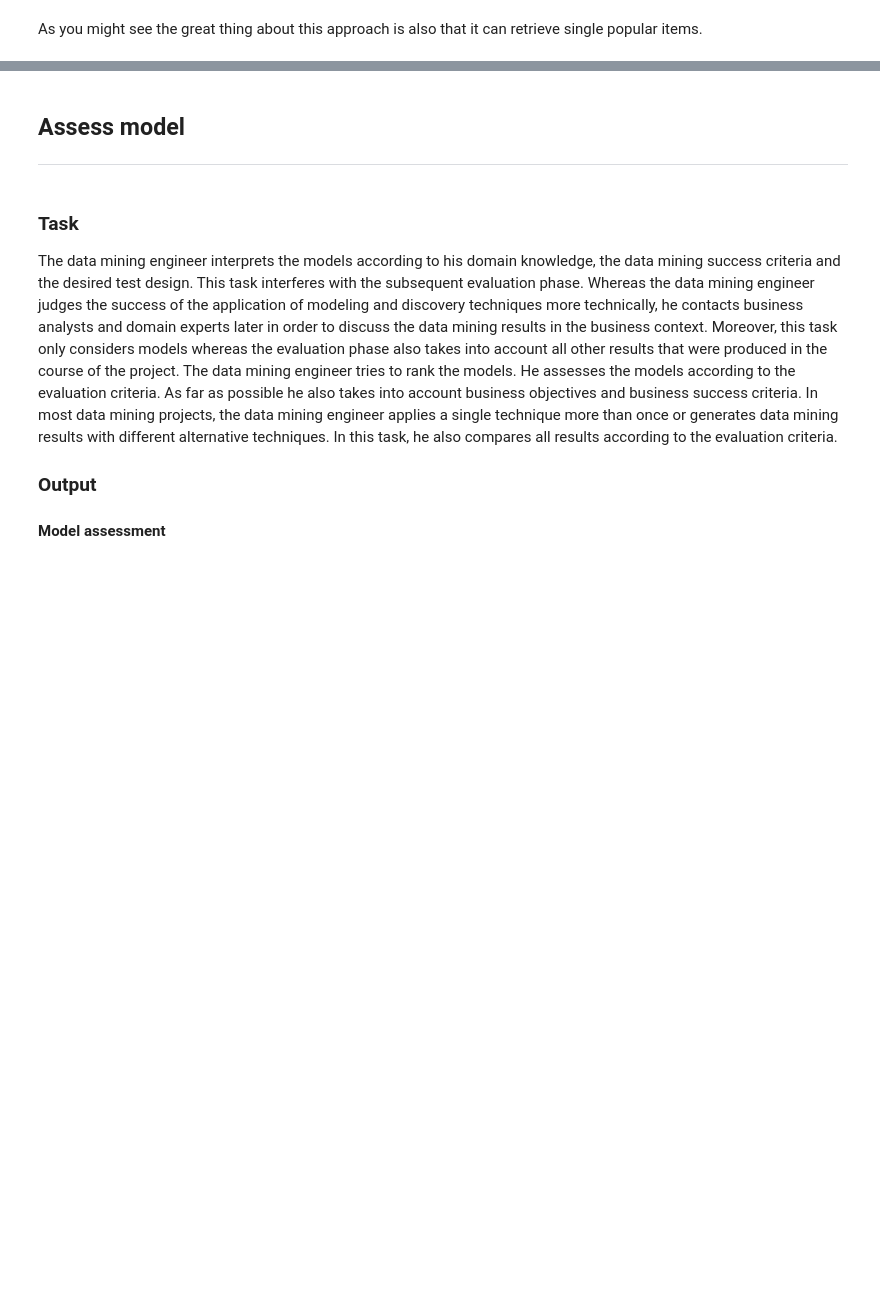
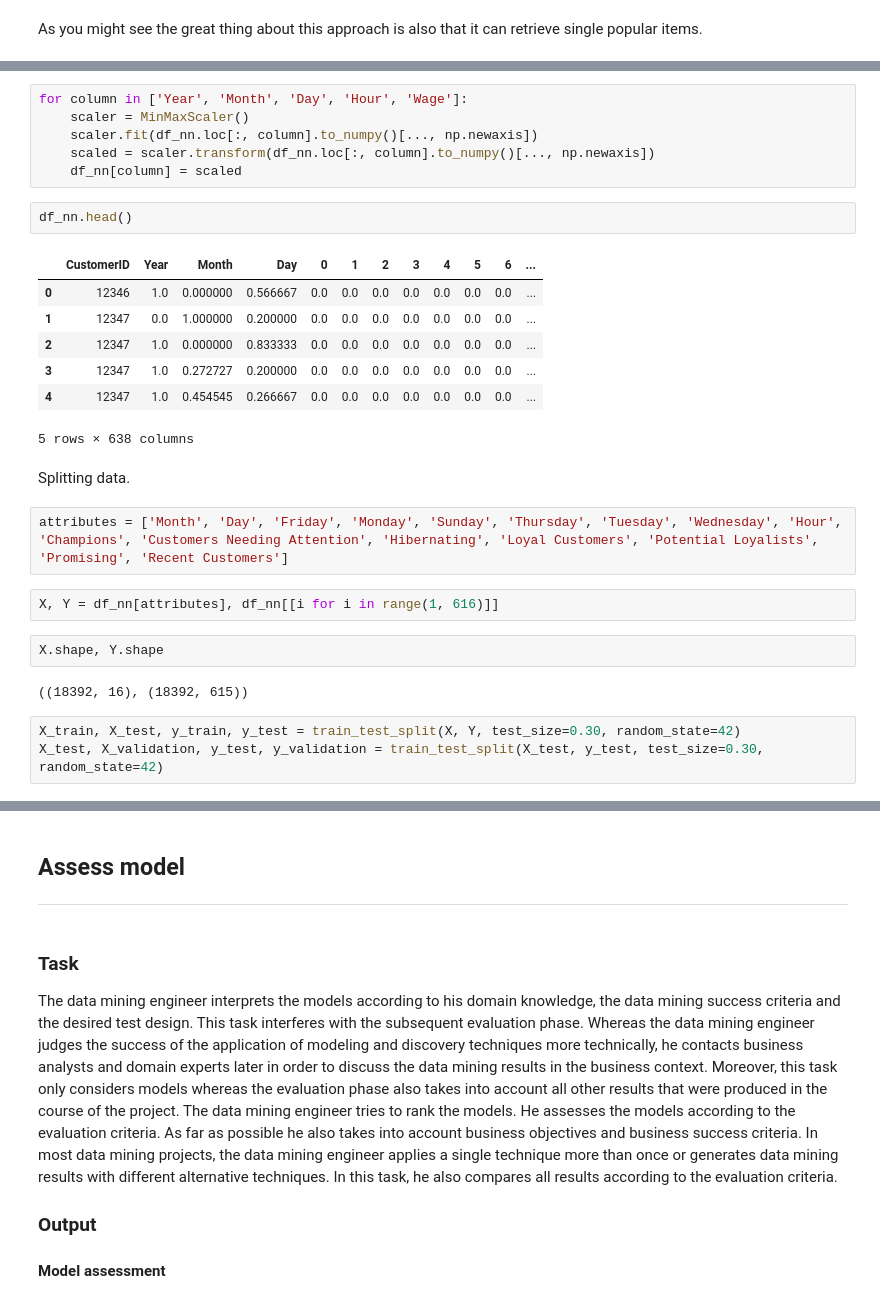
Before and after one commit to DanisAlukaev/Data-Mining, a Jupyter notebook: session01/4. Modeling.ipynb, the cells around one changed output, grey strips where cells are left out. Drawn from its saved outputs; the diff is of its cells as text; blank space fills up the shorter version.

```diff
--- a/session01/4. Modeling.ipynb
+++ b/session01/4. Modeling.ipynb
@@ -230,0 +340,29 @@ rules.sort_values(by='antecedent support').head()
+# %%
+for column in ['Year', 'Month', 'Day', 'Hour', 'Wage']:
+    scaler = MinMaxScaler()
+    scaler.fit(df_nn.loc[:, column].to_numpy()[..., np.newaxis])
+    scaled = scaler.transform(df_nn.loc[:, column].to_numpy()[..., np.newaxis])
+    df_nn[column] = scaled
+# %%
+df_nn.head()
+# %% [output]
+|  | CustomerID | Year | Month | Day | 0 | 1 | 2 | 3 | 4 | 5 | 6 | ... |
+| 0 | 12346 | 1.0 | 0.000000 | 0.566667 | 0.0 | 0.0 | 0.0 | 0.0 | 0.0 | 0.0 | 0.0 | ... |
+| 1 | 12347 | 0.0 | 1.000000 | 0.200000 | 0.0 | 0.0 | 0.0 | 0.0 | 0.0 | 0.0 | 0.0 | ... |
+| 2 | 12347 | 1.0 | 0.000000 | 0.833333 | 0.0 | 0.0 | 0.0 | 0.0 | 0.0 | 0.0 | 0.0 | ... |
+| 3 | 12347 | 1.0 | 0.272727 | 0.200000 | 0.0 | 0.0 | 0.0 | 0.0 | 0.0 | 0.0 | 0.0 | ... |
+| 4 | 12347 | 1.0 | 0.454545 | 0.266667 | 0.0 | 0.0 | 0.0 | 0.0 | 0.0 | 0.0 | 0.0 | ... |
+5 rows × 638 columns
+# %% [markdown]
+Splitting data.
+# %%
+attributes = ['Month', 'Day', 'Friday', 'Monday', 'Sunday', 'Thursday', 'Tuesday', 'Wednesday', 'Hour', 'Champions', 'Customers Needing Attention', 'Hibernating', 'Loyal Customers', 'Potential Loyalists', 'Promising', 'Recent Customers']
+# %%
+X, Y = df_nn[attributes], df_nn[[i for i in range(1, 616)]]
+# %%
+X.shape, Y.shape
+# %% [output]
+((18392, 16), (18392, 615))
+# %%
+X_train, X_test, y_train, y_test = train_test_split(X, Y, test_size=0.30, random_state=42)
+X_test, X_validation, y_test, y_validation = train_test_split(X_test, y_test, test_size=0.30, random_state=42)
```
Also changed, not shown: parts of 33 cells of this notebook.
